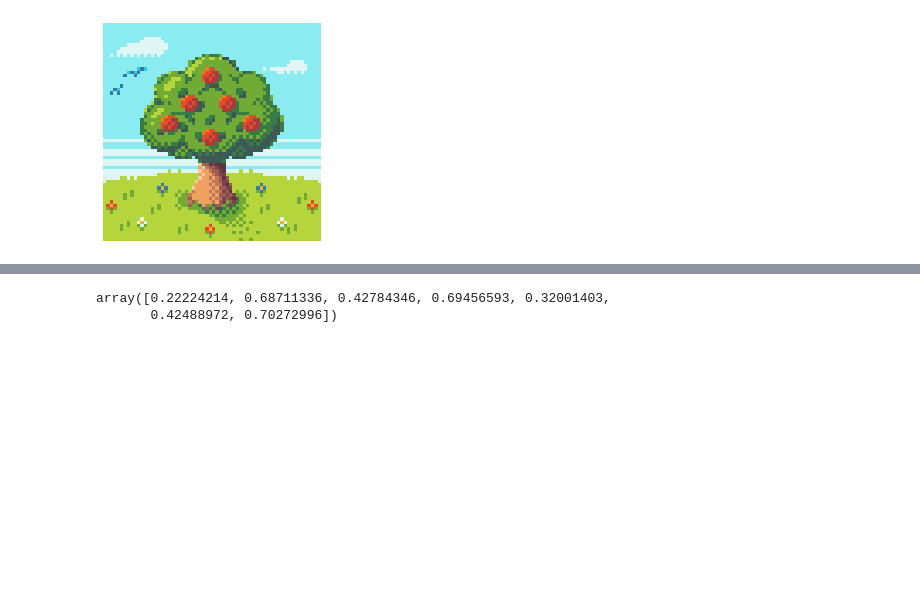
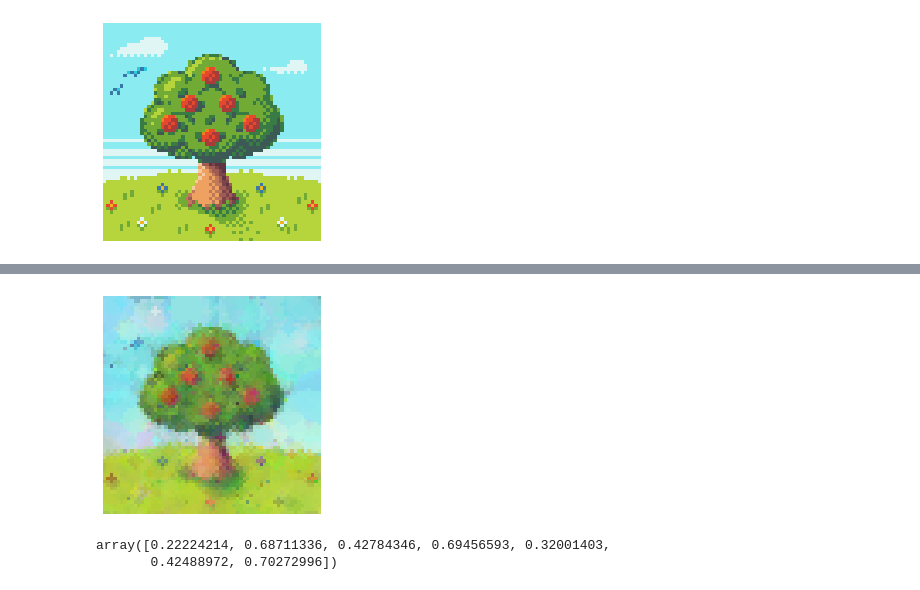
Before and after one commit to JHludwolf/Optimizacion_y_MetahuristicasII, a Jupyter notebook: Segundo Parcial/SegundoProyecto/test.ipynb, the cells around one changed output, grey strips where cells are left out. Drawn from its saved outputs; the diff is of its cells as text; code cells hidden in the pictures; blank space fills up the shorter version.

```diff
--- a/Segundo Parcial/SegundoProyecto/test.ipynb
+++ b/Segundo Parcial/SegundoProyecto/test.ipynb
@@ -157,0 +145,4 @@ class Specie:
+# %%
+target = load_image("./arbol.png", size=(64, 64))
+phenotype = np.zeros(shape=target.shape)
+phenotype.fill(255)
@@ -158,3 +168,36 @@ class Specie:
+# %%
+def callback(P, convergence):
+    global phenotype
+    phenotype = add_circle(phenotype, P)
+    show_image(phenotype)
+# %%
+def score(P):
+    global target
+    global phenotype
+
+    size = target.shape
+    max_error = (np.square((1 - (target >= 127)) * 255 - target)).mean(axis=None)
+
+    new_phenotype = add_circle(phenotype, P)
+
+    fit = (np.square(new_phenotype - target)).mean(axis=None)
+    fit = (max_error - fit) / max_error
+
+    return -fit
+# %%
+bounds = [
+    [0,1],                      # 1 X position
+    [0,1],                      # 2 Y position
+    [0,1],                      # 3 Radius
+    [0,1],                      # 4 Red
+    [0,1],                      # 5 Green
+    [0,1],                      # 6 Blue
+    [0,1]                       # 7 Alpha
+]
+# %%
+res = differential_evolution(func=score, bounds=bounds, callback=callback, tol=-1)
+# %% [output]
+[figure, added]
 # %%
 from random import choice
 # %%
```
Also changed, not shown: parts of 7 cells of this notebook, 9 other files.
